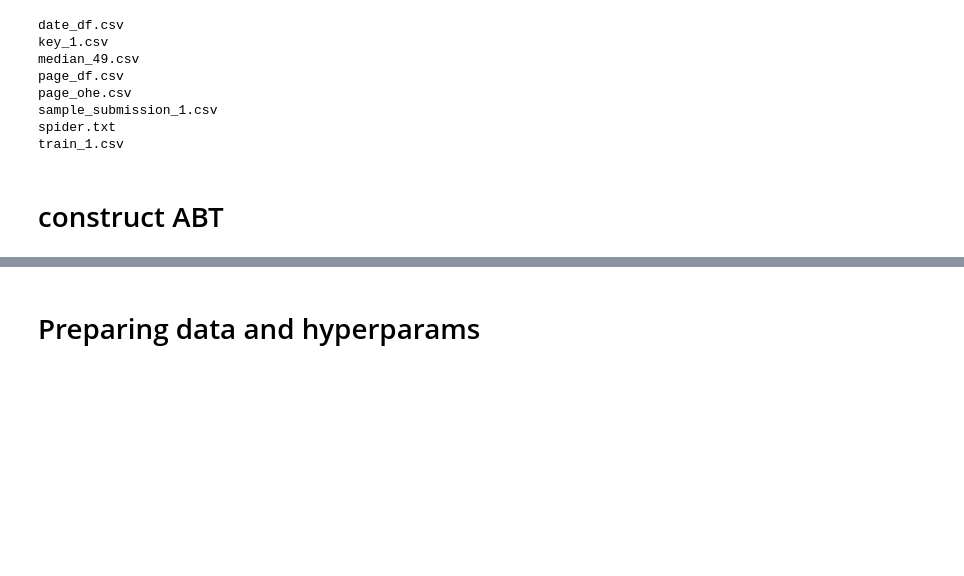
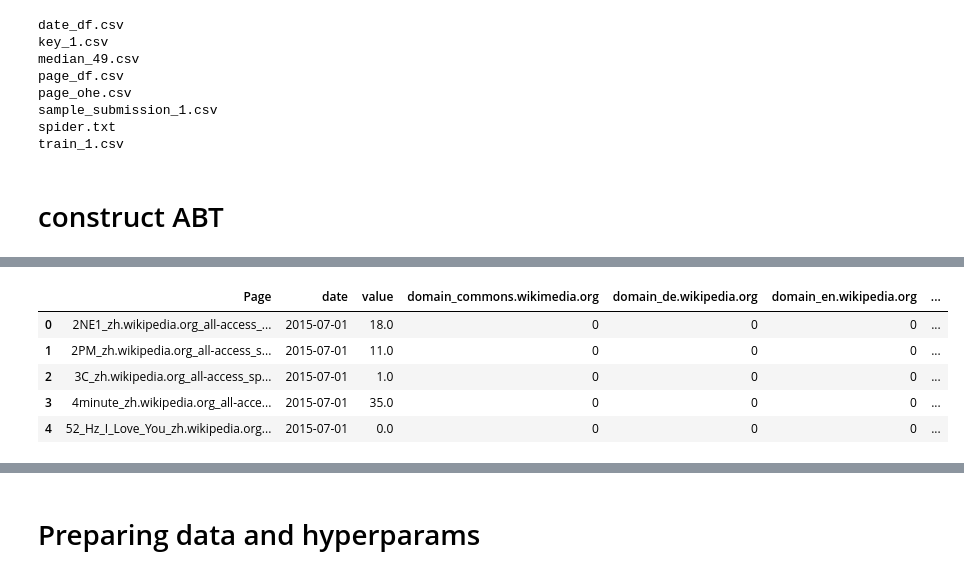
Before and after one commit to kylinorange/kaggle-wikipedia, a Jupyter notebook: LightGBM Training.ipynb, the cells around one changed output, grey strips where cells are left out. Saved outputs shown, nothing was run; the diff lists cells and outputs as text; code cells hidden in the pictures; blank space fills up the shorter version.

```diff
--- a/LightGBM Training.ipynb
+++ b/LightGBM Training.ipynb
@@ -63,4 +61,11 @@ KeyboardInterrupt:
 # %%
 train_df['isval'] = (train_df.dayofyear > 366 - val_days) & (train_df.year == 2016)
-# %%
-train_df = train_df.astype(np.float32, copy=False)
+# %%
+train_df.head()
+# %% [output]
+|  | Page | date | value | domain_commons.wikimedia.org | domain_de.wikipedia.org | domain_en.wikipedia.org | ... |
+| 0 | 2NE1_zh.wikipedia.org_all-access_... | 2015-07-01 | 18.0 | 0 | 0 | 0 | ... |
+| 1 | 2PM_zh.wikipedia.org_all-access_s... | 2015-07-01 | 11.0 | 0 | 0 | 0 | ... |
+| 2 | 3C_zh.wikipedia.org_all-access_sp... | 2015-07-01 | 1.0 | 0 | 0 | 0 | ... |
+| 3 | 4minute_zh.wikipedia.org_all-acce... | 2015-07-01 | 35.0 | 0 | 0 | 0 | ... |
+| 4 | 52_Hz_I_Love_You_zh.wikipedia.org... | 2015-07-01 | 0.0 | 0 | 0 | 0 | ... |
```
Also changed, not shown: parts of 12 cells of this notebook, 1 other file.
